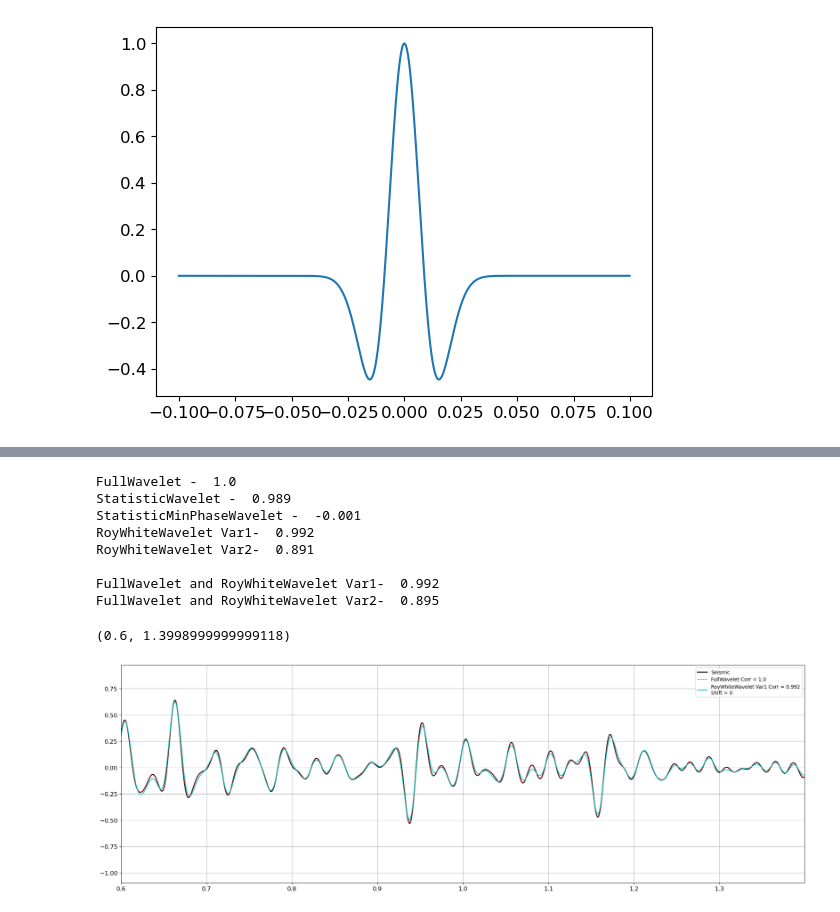
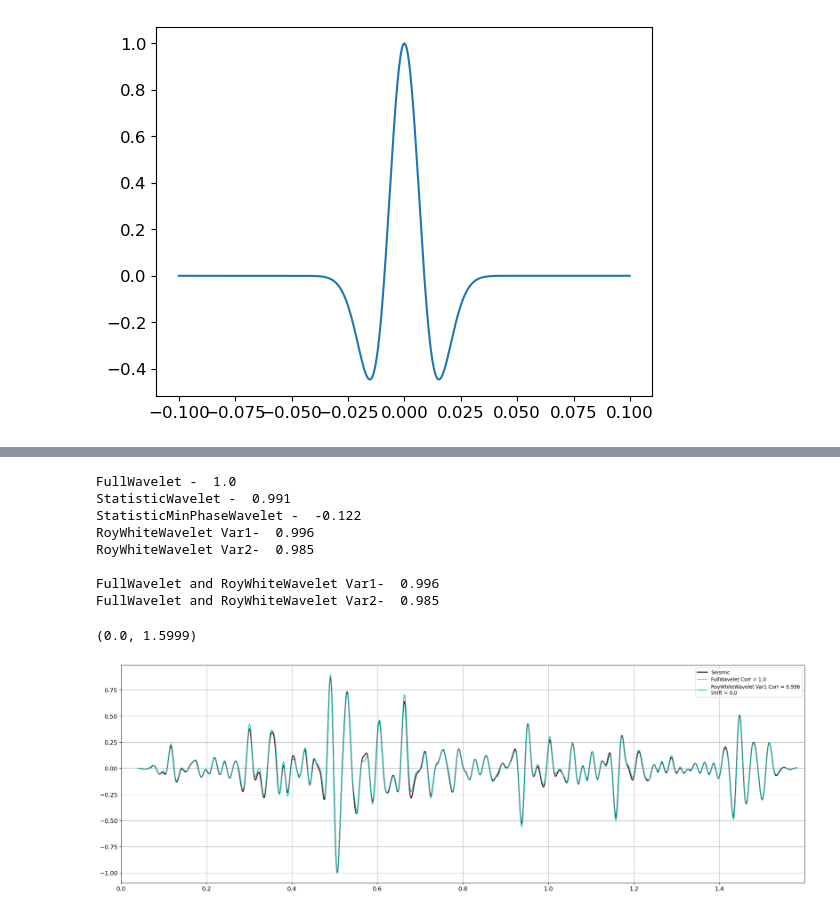
Before and after one commit to Cafalbi4/GitHub, a Jupyter notebook: Извлечение импульса 16.07.ipynb, the cells around one changed output, grey strips where cells are left out. Saved outputs shown, nothing was run; the diff lists cells and outputs as text; code cells hidden in the pictures.

```diff
--- a/Извлечение импульса 16.07.ipynb
+++ b/Извлечение импульса 16.07.ipynb
@@ -230,7 +196,7 @@ def teor_sig_with_phases(imp, dt_well, phases, refl_int):
 # %% [markdown]
 ### Считывание куба
 # %%
-filename3 = 'Data//XLine_436_TNG.sgy'
+filename3 = 'd:\Laboratory\Извлечение импульса\Инструмент для извлечения импульса\Data\XLine_436_TNG.sgy'
 df3, trace3 = segy_file(filename3)
 # %%
 plt.figure(figsize = (10,8))
@@ -243,9 +209,9 @@ plt.imshow(trace3.T, aspect='auto',cmap = seismic(),
 # %% [markdown]
 ### Считывание скважинных данных
 # %%
-Vs_data = lasio.read('Data\\LAS\VS.las')
-Vp_data = lasio.read('Data\\LAS\VP.las')
-Rho_data = lasio.read('Data\\LAS\RHO.las')
+Vs_data = lasio.read('d:\Laboratory\Извлечение импульса\Инструмент для извлечения импульса\Data\\\LAS\VS.las')
+Vp_data = lasio.read('d:\Laboratory\Извлечение импульса\Инструмент для извлечения импульса\Data\\\LAS\VP.las')
+Rho_data = lasio.read('d:\Laboratory\Извлечение импульса\Инструмент для извлечения импульса\Data\\\LAS\RHO.las')
 # %%
 
 Vs = 1 / Vs_data.data.T[1] * 10e5
@@ -1472,6 +1438,8 @@ Rpp_sunt_new = reflection_coef(vp, rho)
 T_synt = np.arange(np.min(T_well),np.max(T_well),dt)
 Rpp_sunt_new = np.interp(T_synt,T_well,Rpp_boundary)
 
+Rpp_sunt_new = WindowTukey(Rpp_sunt_new, alpha = 0.2)
+
 plt.plot(Rpp_sunt_new, T_synt)
 plt.gca().invert_yaxis()
 # %% [output]
@@ -1568,32 +1570,0 @@ Text(0, 0.5, 'Амплитуда')
-# %%
-# Trace = TraceSynt.copy()
-# Rpp = Rpp_sunt_new.copy()
-# T = T_synt.copy()
-
-
-dt = dt_well
-# TCut = np.arange(.6, 0.8, dt)
-WaveletLength = 200
-SigmaAutocor = 35
-Shift = 0
-
-Taper = 0
-
-RoyWhiteWavelet, TimeWavelet_3, TimeShift = RoyWhiteMethod (Trace, T, TCut, dt, Rpp, Shift, SigmaAutocor, dShift = 1, Stab = 1e-6, alpha = 1, Taper = Taper )
-
-
-RoyWhiteWavelet = ShiftData (RoyWhiteWavelet, TimeShift * 1000, dt)
-
-
-norm = 0
-
-plt.figure(figsize = (25, 8))
-if norm == 1:
-    plt.plot(TimeWavelet_3, RoyWhiteWavelet/np.max(RoyWhiteWavelet), '-', color = 'c', lw = 2, label = f'RoyWhiteWavelet Shift = {TimeShift}')
-else:
-    plt.plot(TimeWavelet_3, RoyWhiteWavelet, '--', color = 'c', lw = 2, label = f'RoyWhiteWavelet Shift = {TimeShift}')
-
-plt.legend(fontsize = 14)
-plt.grid(':')
-plt.xlabel('Время', fontsize = 14)
-plt.ylabel('Амплитуда', fontsize =14)
@@ -1682,7 +1650,7 @@ TraceSynt_3 = np.convolve(StatisticMinPhaseWavelet, Rpp, mode = 'same')
 TraceSynt_4 = np.convolve(RoyWhiteWavelet, Rpp, mode = 'same')
 TraceSynt_5 = np.convolve(RoyWhiteWavelet_, Rpp, mode = 'same')
 
-T_kk = np.arange(.6, 1.4, dt)
+T_kk = np.arange(0., 1.6, dt)
 
 TracePlot = Trace
 
@@ -1707,38 +1675,38 @@ lb_size = 12
 plt.figure(figsize = (25, 8))
 plt.rc('ytick', labelsize= lb_size)
 plt.rc('xtick', labelsize= lb_size)
 
 norm = 1
 
 if norm == 1:
     plt.plot(T,TracePlot/np.max(np.abs(TracePlot)), 'k', lw = 2, label = 'Seismic')
 
     plt.plot(T,TraceSynt_1/np.max(np.abs(TraceSynt_1)), '--r', lw = 1, label = f'FullWavelet Corr = {kk_cut_1}')
     # plt.plot(T,TraceSynt_2/np.max(np.abs(TraceSynt_2)), '--g', lw = 2, label = f'StatisticWavelet Corr = {kk_cut_2}')
     # plt.plot(T,TraceSynt_3/np.max(np.abs(TraceSynt_3)), '--m', lw = 1.5, label = f'StatisticMinPhaseWavelet Corr = {kk_cut_3}')
     plt.plot(T,TraceSynt_4/np.max(np.abs(TraceSynt_4)), '-', color = 'c', lw = 1.5, label = f'RoyWhiteWavelet Var1 Corr = {kk_cut_4}\nShift = {TimeShift}')
     # plt.plot(T,TraceSynt_5/np.max(np.abs(TraceSynt_5)), '-', color = 'c', lw = 1.5, label = f'RoyWhiteWavelet Var2 Corr = {kk_cut_5}\nShift = {TimeShift_}')
 else:
     plt.plot(T,TracePlot, 'k', lw = 2, label = 'Seismic')
 
     plt.plot(T,TraceSynt_1, '--r', lw = 1, label = f'FullWavelet Corr = {kk_cut_1}')
     # plt.plot(T,TraceSynt_2, '--g', lw = 2, label = f'StatisticWavelet Corr = {kk_cut_2}')
     # plt.plot(T,TraceSynt_3, '--m', lw = 1.5, label = f'StatisticMinPhaseWavelet Corr = {kk_cut_3}')
     # plt.plot(T,TraceSynt_4, '-', color = 'c', lw = 1.5, label = f'RoyWhiteWavelet Corr = {kk_cut_4}\nShift = {TimeShift}')
     plt.plot(T,TraceSynt_5, '-', color = 'c', lw = 1.5, label = f'RoyWhiteWavelet Corr = {kk_cut_5}\nShift = {TimeShift_}')
 
 
 plt.legend()
 plt.grid()
 plt.xlim(np.min(T_kk), np.max(T_kk))
 # %% [output]
 FullWavelet -  1.0
-StatisticWavelet -  0.989
-StatisticMinPhaseWavelet -  -0.001
-RoyWhiteWavelet Var1-  0.992
-RoyWhiteWavelet Var2-  0.891
+StatisticWavelet -  0.991
+StatisticMinPhaseWavelet -  -0.122
+RoyWhiteWavelet Var1-  0.996
+RoyWhiteWavelet Var2-  0.985
 
-FullWavelet and RoyWhiteWavelet Var1-  0.992
-FullWavelet and RoyWhiteWavelet Var2-  0.895
+FullWavelet and RoyWhiteWavelet Var1-  0.996
+FullWavelet and RoyWhiteWavelet Var2-  0.985
-(0.6, 1.3998999999999118)
+(0.0, 1.5999)
-[figure, old version]
+[figure, new version]
```
Also changed, not shown: parts of 11 cells of this notebook.
